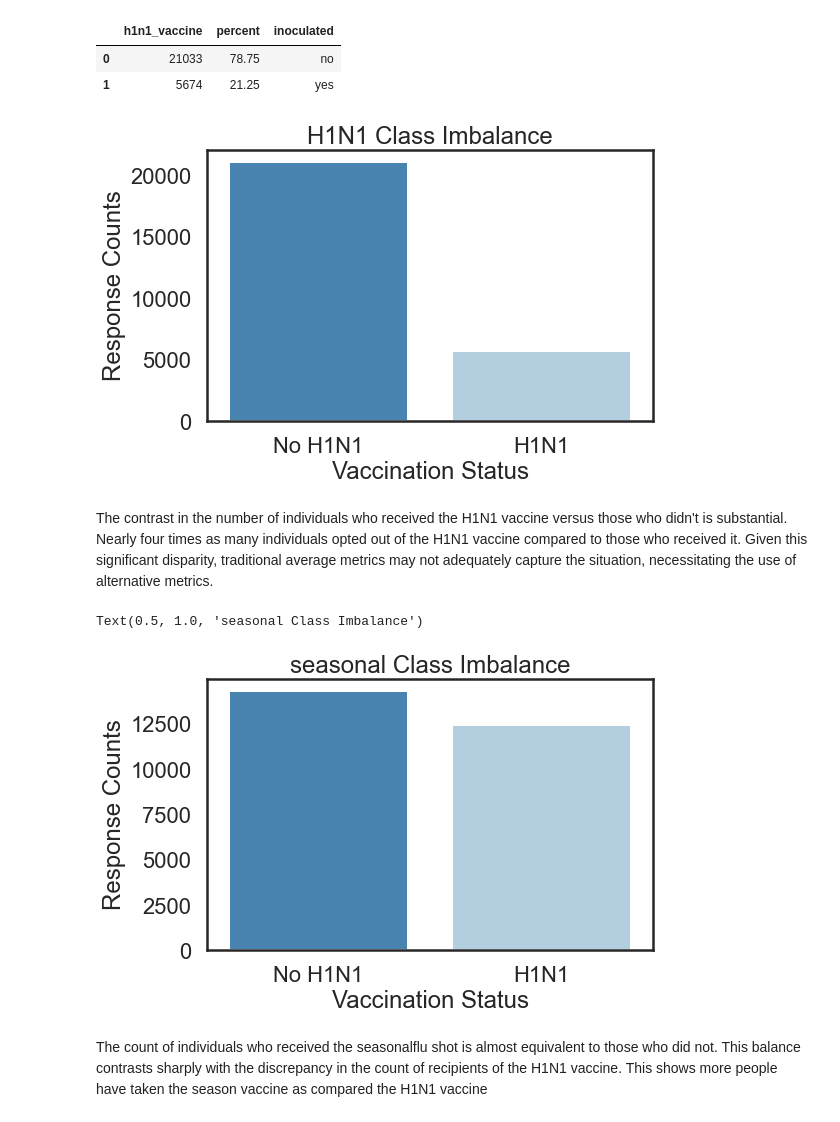
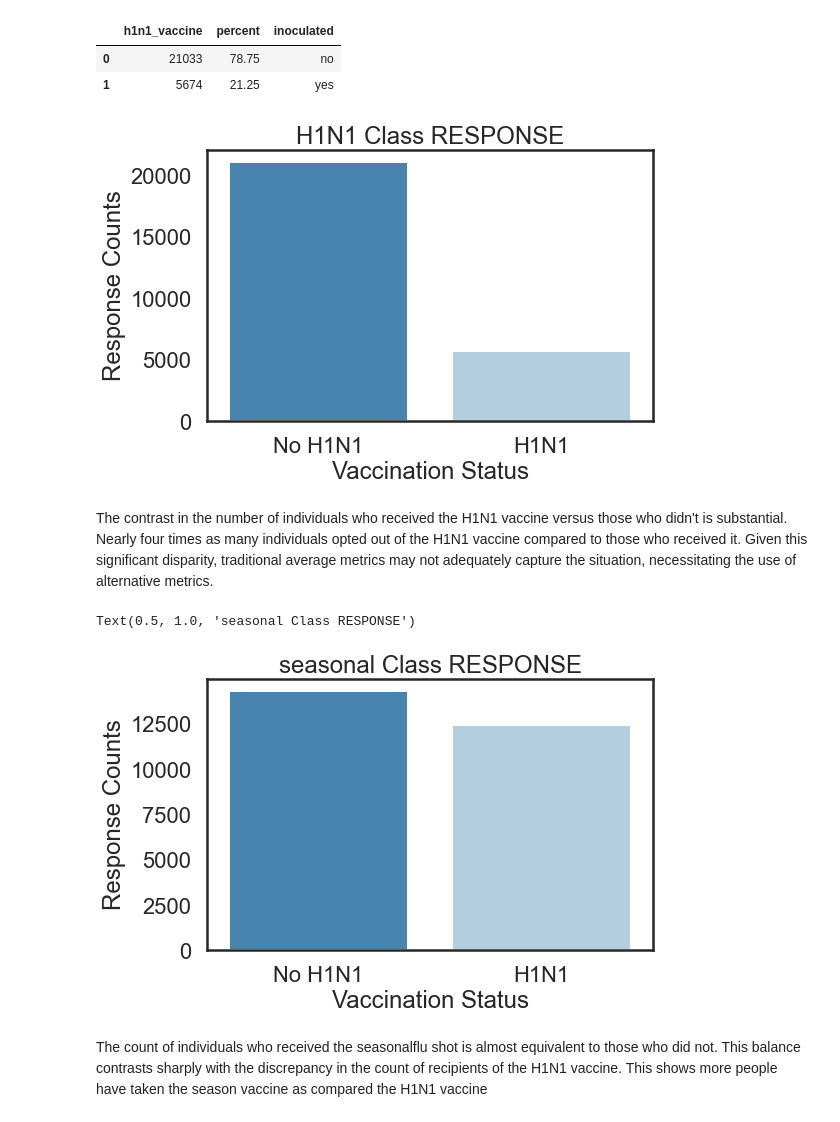
Before and after one commit to sophline/Vaccination_prediction, a Jupyter notebook: prediction.ipynb, the cells around one changed output. Saved outputs shown, nothing was run; the diff lists cells and outputs as text; code cells hidden in the pictures.

```diff
--- a/prediction.ipynb
+++ b/prediction.ipynb
@@ -259,19 +259,19 @@ imbalance_table
 # %%
 # Visualize the class imbalance of the target variable
 no_h1n1 = data[target_variable].value_counts()[0]
 yes_h1n1 = data[target_variable].value_counts()[1]
 
 fig, ax = plt.subplots(figsize=(8, 5))
 
 sns.barplot(x=['No H1N1', 'H1N1'], y=[no_h1n1, yes_h1n1], palette="Blues_r", ax=ax)
 
 ax.set_ylabel('Response Counts')
 ax.set_xlabel('Vaccination Status')
-ax.set_title('H1N1 Class Imbalance')
+ax.set_title('H1N1 Class RESPONSE')
 
 plt.show()
 # %% [output]
-[figure, old version]
+[figure, new version]
 # %% [markdown]
 The contrast in the number of individuals who received the H1N1 vaccine versus those who didn't is substantial. Nearly four times as many individuals opted out of the H1N1 vaccine compared to those who received it. Given this significant disparity, traditional average metrics may not adequately capture the situation, necessitating the use of alternative metrics.
 # %%
@@ -285,10 +285,10 @@ sns.barplot(x=['No H1N1', 'H1N1'], y=[no_h1n1, yes_h1n1], palette="Blues_r", ax=
 
 ax.set_ylabel('Response Counts')
 ax.set_xlabel('Vaccination Status')
-ax.set_title('seasonal Class Imbalance')
+ax.set_title('seasonal Class RESPONSE')
 # %% [output]
-Text(0.5, 1.0, 'seasonal Class Imbalance')
+Text(0.5, 1.0, 'seasonal Class RESPONSE')
-[figure, old version]
+[figure, new version]
 # %% [markdown]
 The count of individuals who received the seasonalflu shot is almost equivalent to those who did not. This balance contrasts sharply with the discrepancy in the count of recipients of the H1N1 vaccine. This shows more people have taken the season vaccine as compared the H1N1 vaccine
 # %%
```
Also changed, not shown: parts of 9 cells of this notebook.
